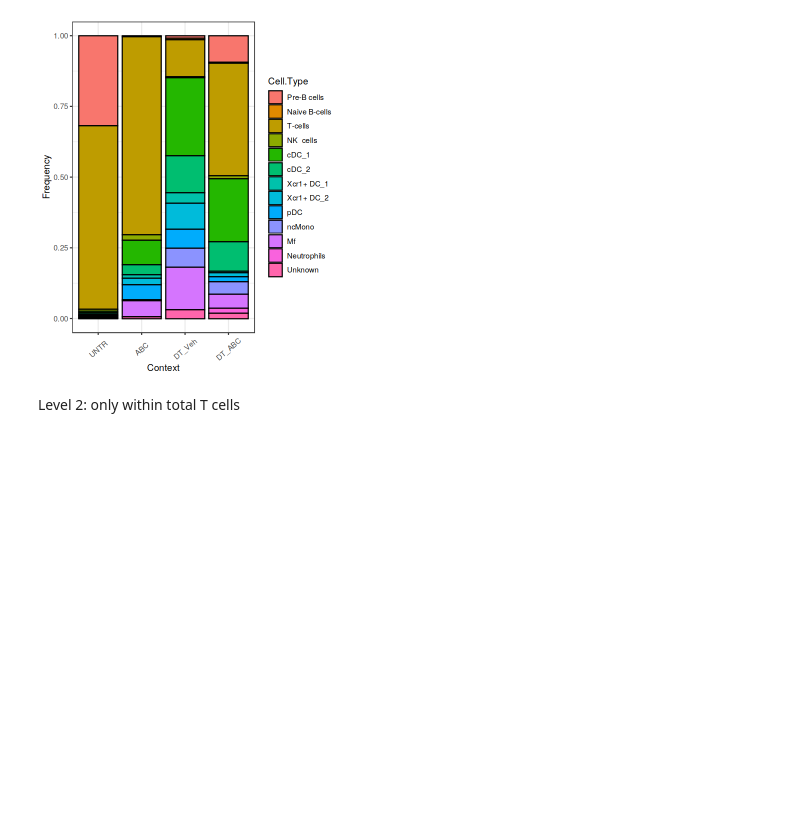
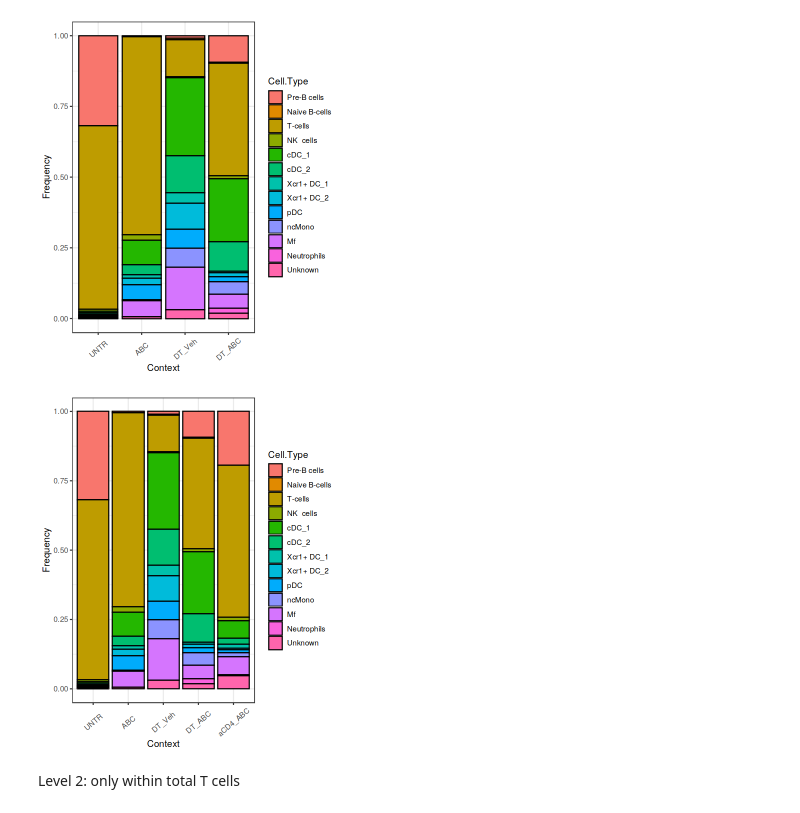
Before and after one commit to hmbaghdassarian/norcross_abc, a Jupyter notebook: notebooks/02_Compositional_Analysis.ipynb, the cells around one changed output. Cells and saved outputs as stored; diff of their text form; code cells hidden in the pictures; blank space fills up the shorter version.

Commit message:
minor visualization updates

```diff
--- a/notebooks/02_Compositional_Analysis.ipynb
+++ b/notebooks/02_Compositional_Analysis.ipynb
@@ -101,6 +101,25 @@ for (ext in c('.svg', '.png', '.pdf')){ggsave(paste0(data_path, 'figures/',
                                              height = h_, width = w_)}
 # %% [output]
 [figure]
+# %%
+viz.df<-melt(context.freq2)
+names(viz.df)<-c('Context', 'Cell.Type', 'Frequency')
+
+h_ = 6
+w_ = 5
+options(repr.plot.height=h_, repr.plot.width=w_)
+
+
+g1<-ggplot(viz.df, aes(fill=Cell.Type, y=Frequency, x=Context)) +
+    geom_bar(position="stack", stat="identity", color = 'black') + theme_bw() +
+theme(axis.text.x = element_text(angle = 40, vjust = 0.5, hjust=0.5))
+g1
+
+for (ext in c('.svg', '.png', '.pdf')){ggsave(paste0(data_path, 'figures/',
+                                                     'allsamples_celltype_level1_composition_bycontext', ext), g1,
+                                             height = h_, width = w_)}
+# %% [output]
+[figure, added]
 # %% [markdown]
 Level 2: only within total T cells
 # %%
```
Also changed, not shown: parts of 1 cell of this notebook, 2 other files.
